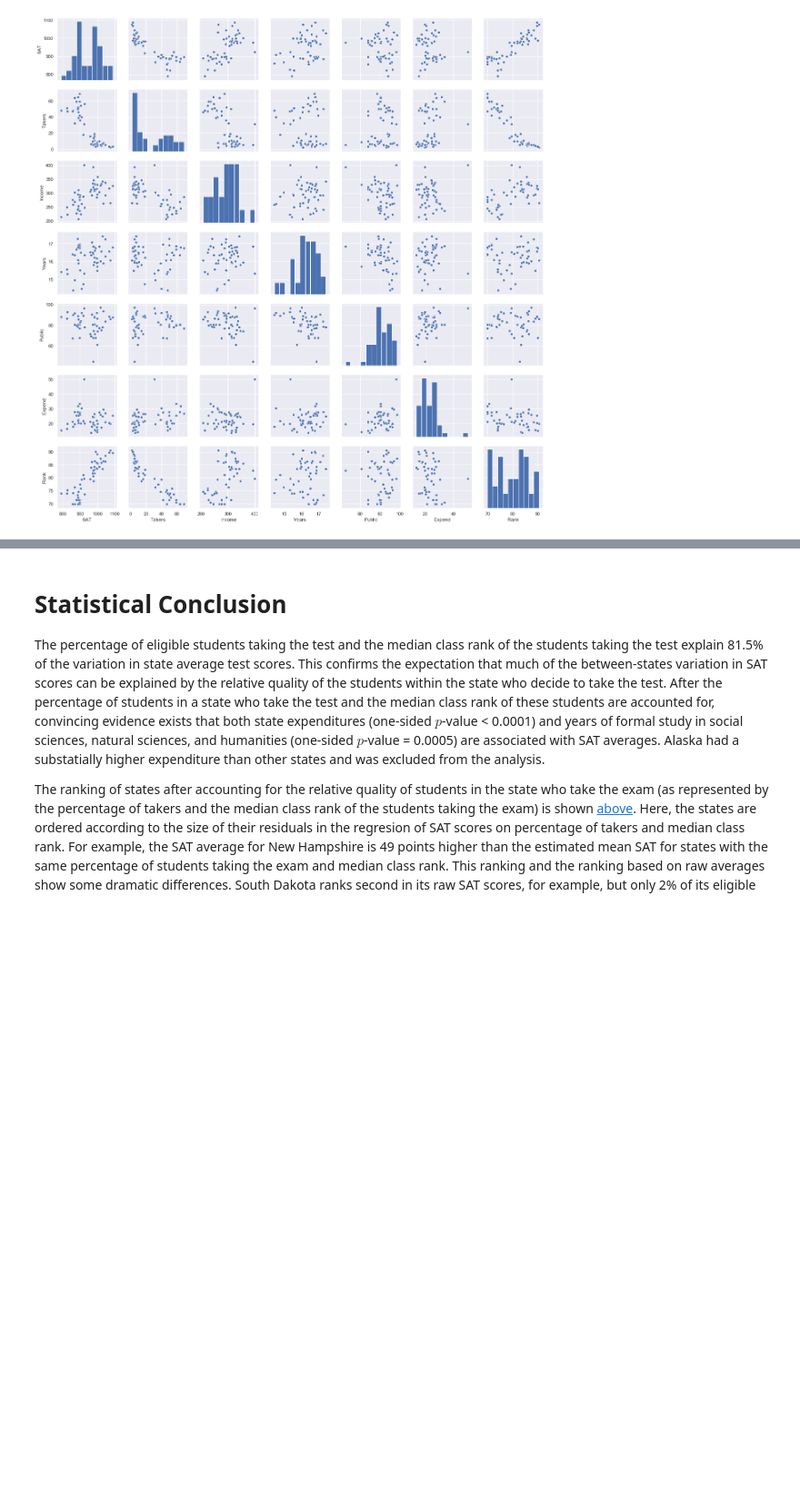
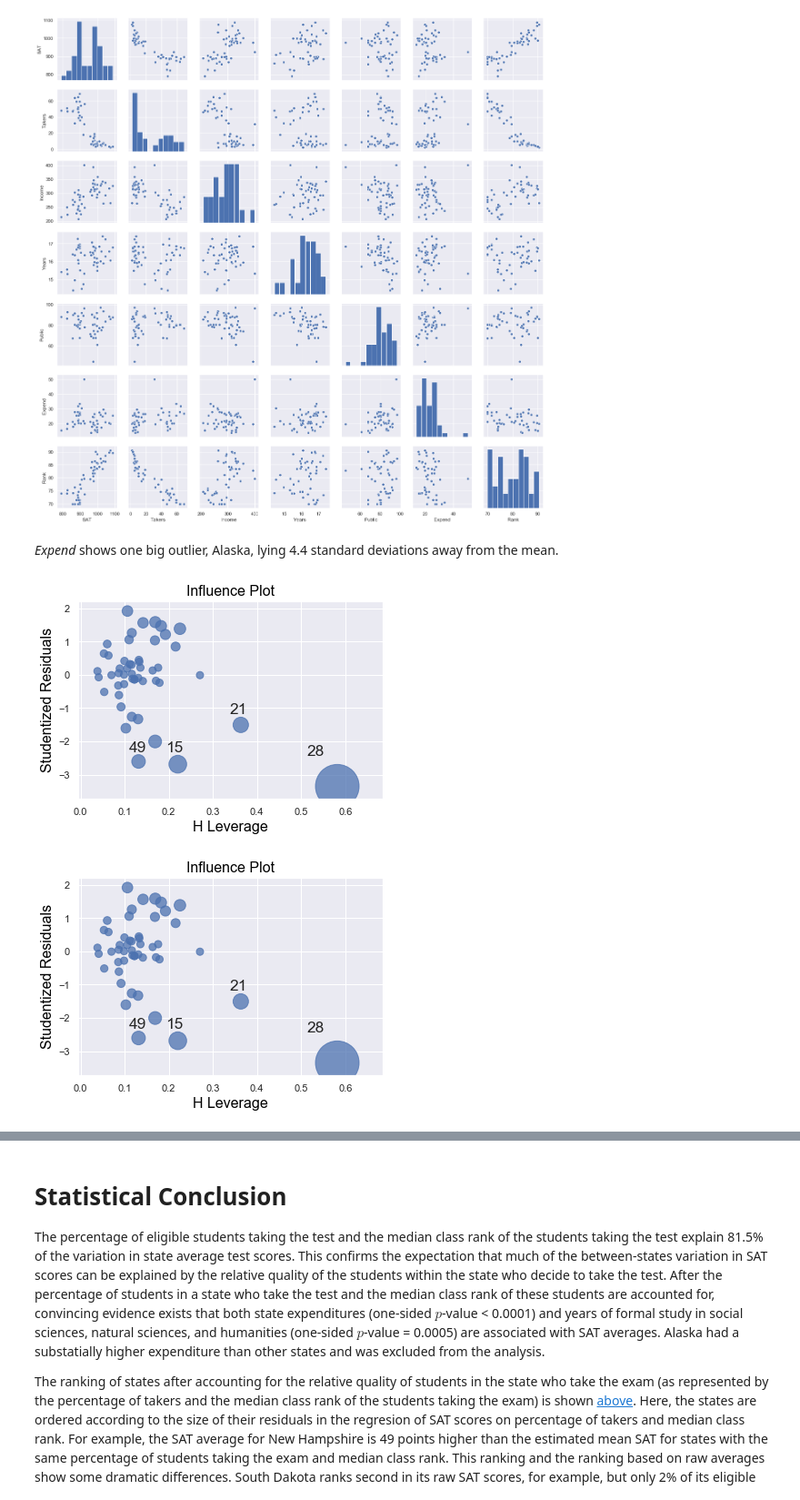
Before and after one commit to quintusdias/sleuth3, a Jupyter notebook: ch12/sats.ipynb, the cells around one changed output, grey strips where cells are left out. Shown: that part at 91% size. Saved outputs shown, nothing was run; the diff lists cells and outputs as text; code cells hidden in the pictures; blank space fills up the shorter version.

```diff
--- a/ch12/sats.ipynb
+++ b/ch12/sats.ipynb
@@ -54,3 +55,15 @@ sns.pairplot(df)
 # %% [output]
 <seaborn.axisgrid.PairGrid at 0x...>
 [figure]
+# %% [markdown]
+*Expend* shows one big outlier, Alaska, lying 4.4 standard deviations away from the mean.
+# %%
+formula = 'SAT ~ Takers + Income + Years + Public + Expend + Rank'
+model = smf.ols(formula=formula, data=df)
+model_fit = model.fit()
+infl = model_fit.get_influence()
+fig, ax = plt.subplots()
+sm.graphics.influence_plot(model_fit, criterion='cooks', ax=ax)
+# %% [output]
+[figure, added]
+[figure, added]
```
Also changed, not shown: parts of 4 cells of this notebook.
